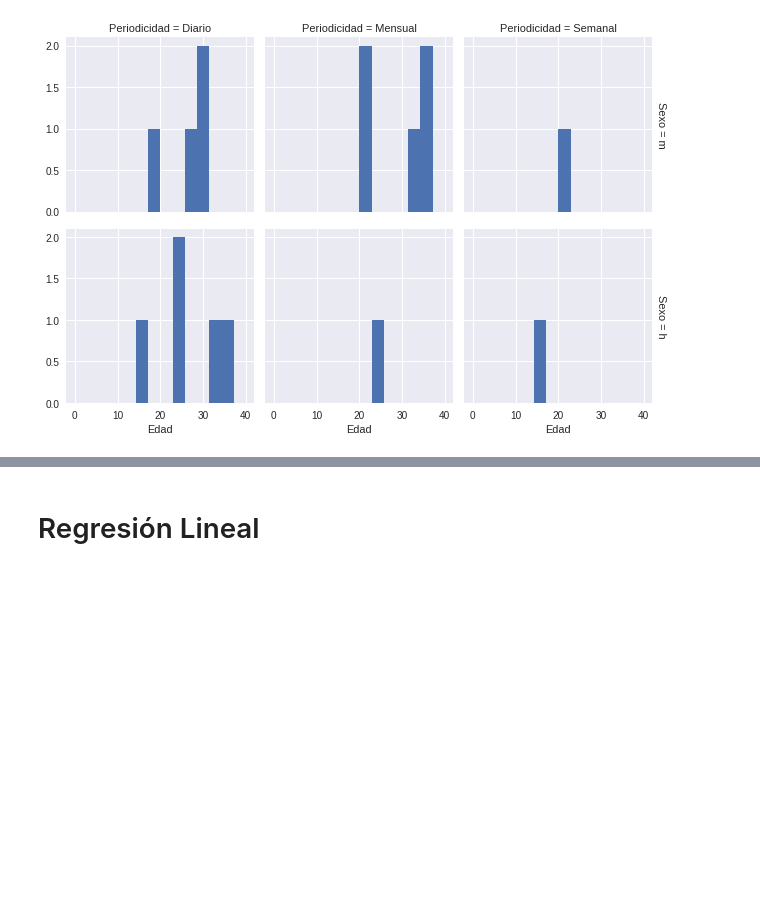
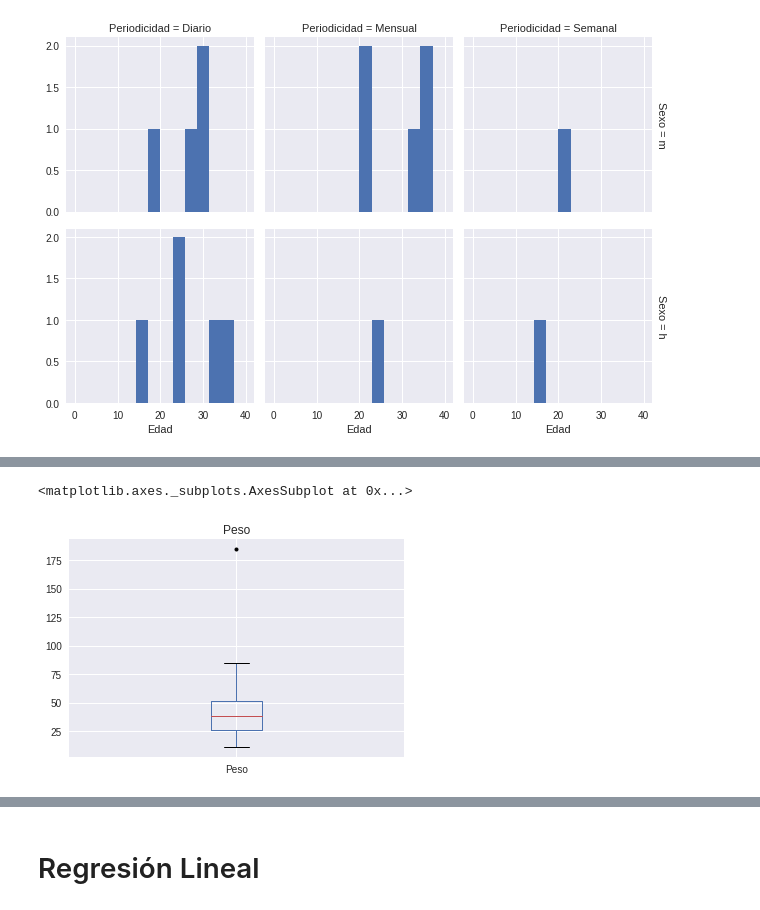
Before and after one commit to ayrtonddr/DS_taller, a Jupyter notebook: Linear_Regression.ipynb, the cells around one changed output, grey strips where cells are left out. Drawn from its saved outputs; the diff is of its cells as text; code cells hidden in the pictures; blank space fills up the shorter version.

```diff
--- a/Linear_Regression.ipynb
+++ b/Linear_Regression.ipynb
@@ -72,3 +72,8 @@ grid = sns.FacetGrid(data,row='Sexo',col='Periodicidad',margin_titles=True)
 grid.map(plt.hist,'Edad',bins=np.linspace(0,40,15));
 # %% [output]
 [figure]
+# %%
+from sklearn.preprocessing import LabelEncoder
+label_encoder = LabelEncoder()
+data['Sexo'] = label_encoder.fit_transform(data['Sexo'])
+data['Ejercicio'] = label_encoder.fit_transform(data['Ejercicio'])
@@ -74,0 +100,2 @@ grid.map(plt.hist,'Edad',bins=np.linspace(0,40,15));
+# %%
+periodicidad = pd.get_dummies(data['Periodicidad'])
@@ -74,0 +111,2 @@ grid.map(plt.hist,'Edad',bins=np.linspace(0,40,15));
+# %%
+data = pd.concat([data,periodicidad],axis=1)
@@ -74,0 +122,8 @@ grid.map(plt.hist,'Edad',bins=np.linspace(0,40,15));
+# %%
+#Box Plot
+plt.title('Peso')
+#The sym 'k.' is just the figure to show the outliers.
+data.boxplot(column="Peso",  sym='k.')
+# %% [output]
+<matplotlib.axes._subplots.AxesSubplot at 0x...>
+[figure, added]
```
Also changed, not shown: parts of 26 cells of this notebook.
